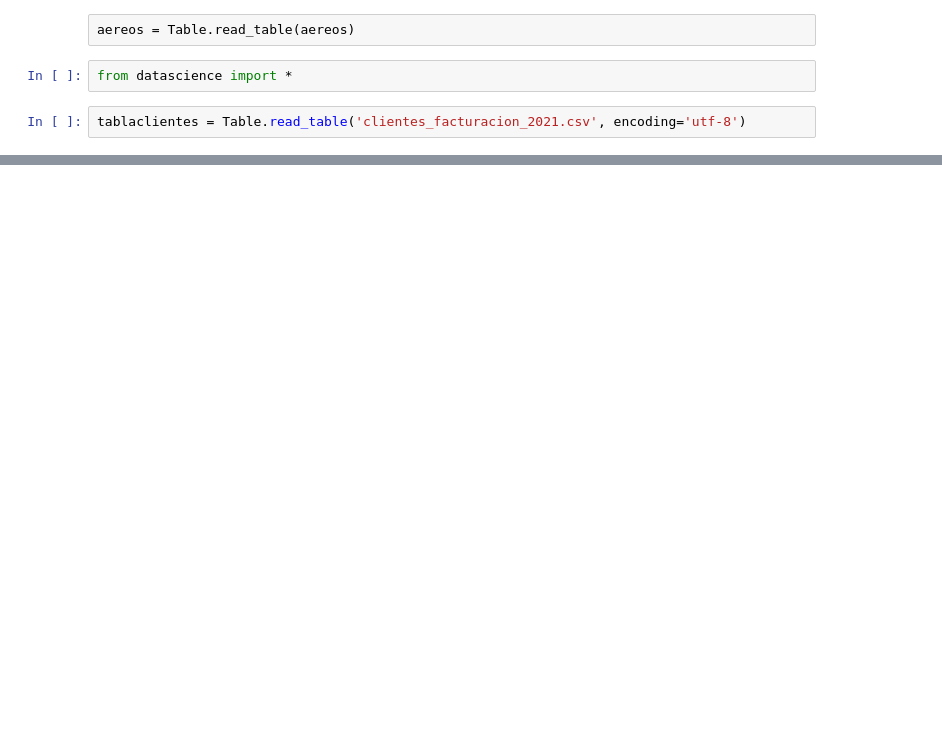
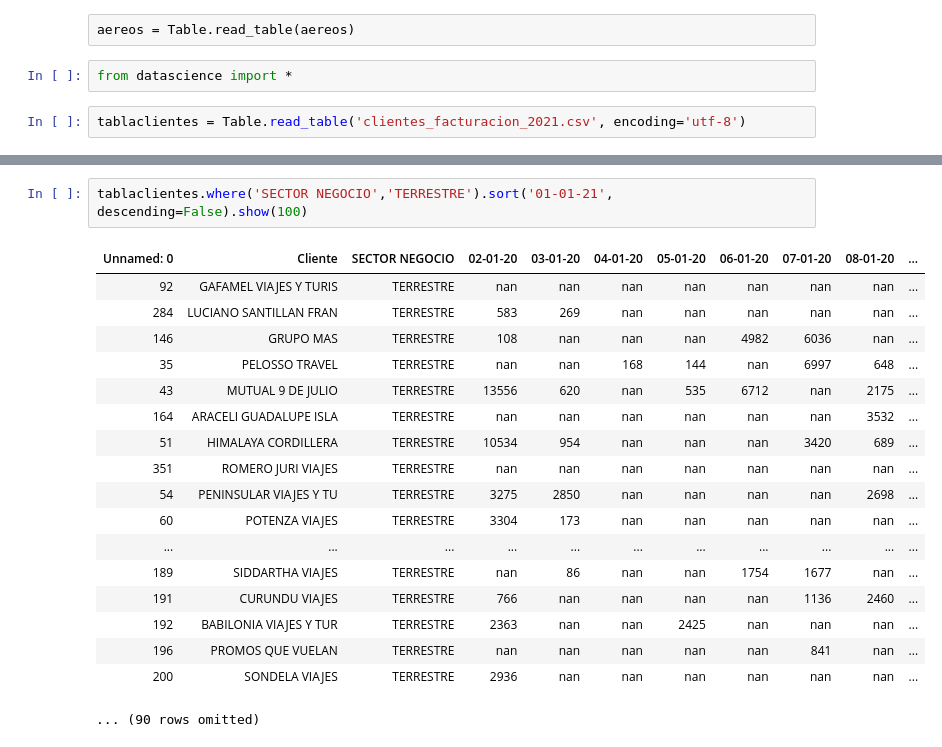
Before and after one commit to MarcoCenturion/Bash_data_analytics, a Jupyter notebook: Ventas Delfos por vertical.ipynb, the cells around one changed output, grey strips where cells are left out. Drawn from its saved outputs; the diff is of its cells as text; blank space fills up the shorter version.

```diff
--- a/Ventas Delfos por vertical.ipynb
+++ b/Ventas Delfos por vertical.ipynb
@@ -208,0 +278,21 @@ AttributeError: 'Table' object has no attribute 'fillna'
+# %%
+tablaclientes.where('SECTOR NEGOCIO','TERRESTRE').sort('01-01-21', descending=False).show(100)
+# %% [output]
+| Unnamed: 0 | Cliente | SECTOR NEGOCIO | 02-01-20 | 03-01-20 | 04-01-20 | 05-01-20 | 06-01-20 | 07-01-20 | 08-01-20 | ... |
+| 92 | GAFAMEL VIAJES Y TURIS | TERRESTRE | nan | nan | nan | nan | nan | nan | nan | ... |
+| 284 | LUCIANO SANTILLAN FRAN | TERRESTRE | 583 | 269 | nan | nan | nan | nan | nan | ... |
+| 146 | GRUPO MAS | TERRESTRE | 108 | nan | nan | nan | 4982 | 6036 | nan | ... |
+| 35 | PELOSSO TRAVEL | TERRESTRE | nan | nan | 168 | 144 | nan | 6997 | 648 | ... |
+| 43 | MUTUAL 9 DE JULIO | TERRESTRE | 13556 | 620 | nan | 535 | 6712 | nan | 2175 | ... |
+| 164 | ARACELI GUADALUPE ISLA | TERRESTRE | nan | nan | nan | nan | nan | nan | 3532 | ... |
+| 51 | HIMALAYA CORDILLERA | TERRESTRE | 10534 | 954 | nan | nan | nan | 3420 | 689 | ... |
+| 351 | ROMERO JURI VIAJES | TERRESTRE | nan | nan | nan | nan | nan | nan | nan | ... |
+| 54 | PENINSULAR VIAJES Y TU | TERRESTRE | 3275 | 2850 | nan | nan | nan | nan | 2698 | ... |
+| 60 | POTENZA VIAJES | TERRESTRE | 3304 | 173 | nan | nan | nan | nan | nan | ... |
+| ... | ... | ... | ... | ... | ... | ... | ... | ... | ... | ... |
+| 189 | SIDDARTHA VIAJES | TERRESTRE | nan | 86 | nan | nan | 1754 | 1677 | nan | ... |
+| 191 | CURUNDU VIAJES | TERRESTRE | 766 | nan | nan | nan | nan | 1136 | 2460 | ... |
+| 192 | BABILONIA VIAJES Y TUR | TERRESTRE | 2363 | nan | nan | 2425 | nan | nan | nan | ... |
+| 196 | PROMOS QUE VUELAN | TERRESTRE | nan | nan | nan | nan | nan | 841 | nan | ... |
+| 200 | SONDELA VIAJES | TERRESTRE | 2936 | nan | nan | nan | nan | nan | nan | ... |
+... (90 rows omitted)
```
Also changed, not shown: parts of 17 cells of this notebook.
